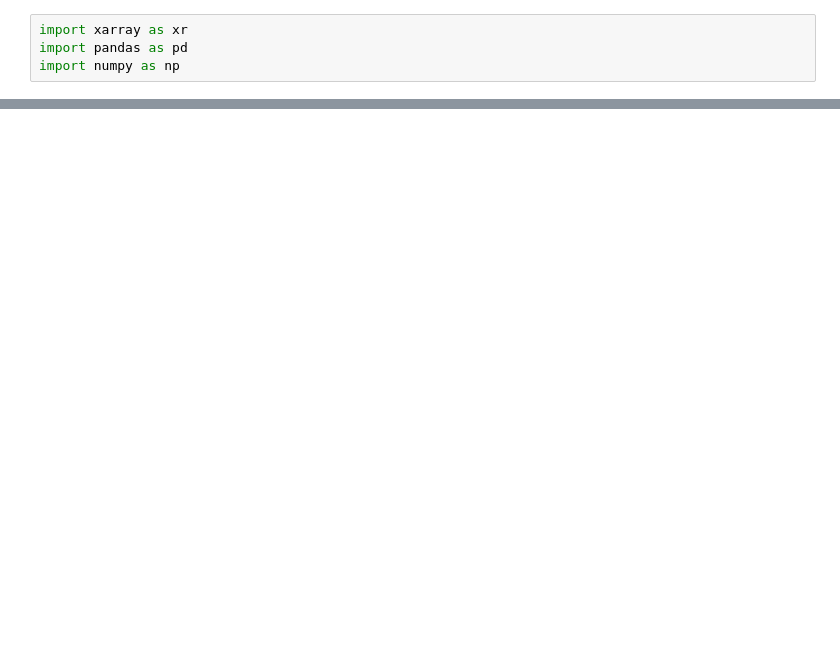
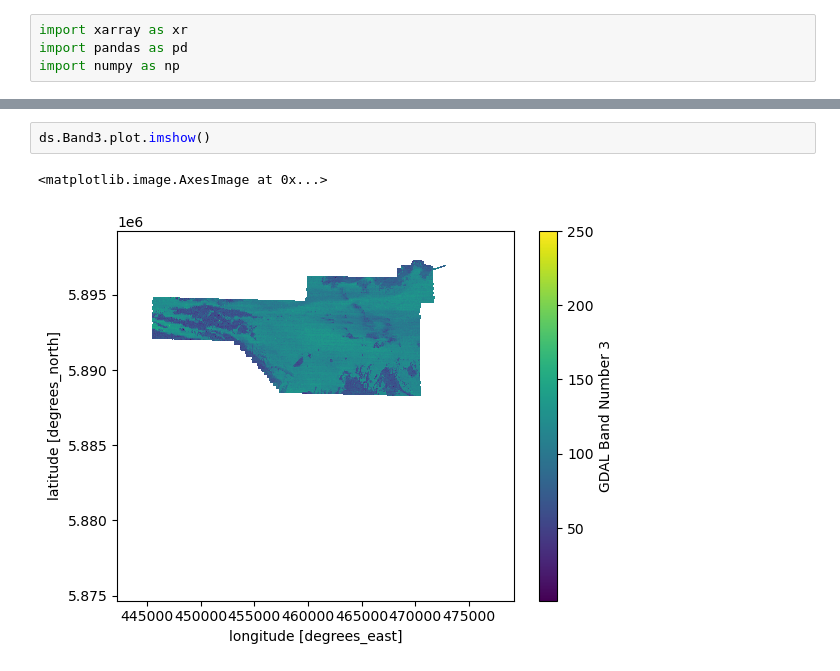
Before and after one commit to oceanhackweek/ohw23-proj-habitatmapping, a Jupyter notebook: Processing data.ipynb, the cells around one changed output, grey strips where cells are left out. Saved outputs shown, nothing was run; the diff lists cells and outputs as text; blank space fills up the shorter version.

```diff
--- a/Processing data.ipynb
+++ b/Processing data.ipynb
@@ -25,0 +19,5 @@ Attributes:
+# %%
+ds.Band3.plot.imshow()
+# %% [output]
+<matplotlib.image.AxesImage at 0x...>
+[figure, added]
```
Also changed, not shown: parts of 5 cells of this notebook, 1 other file.
